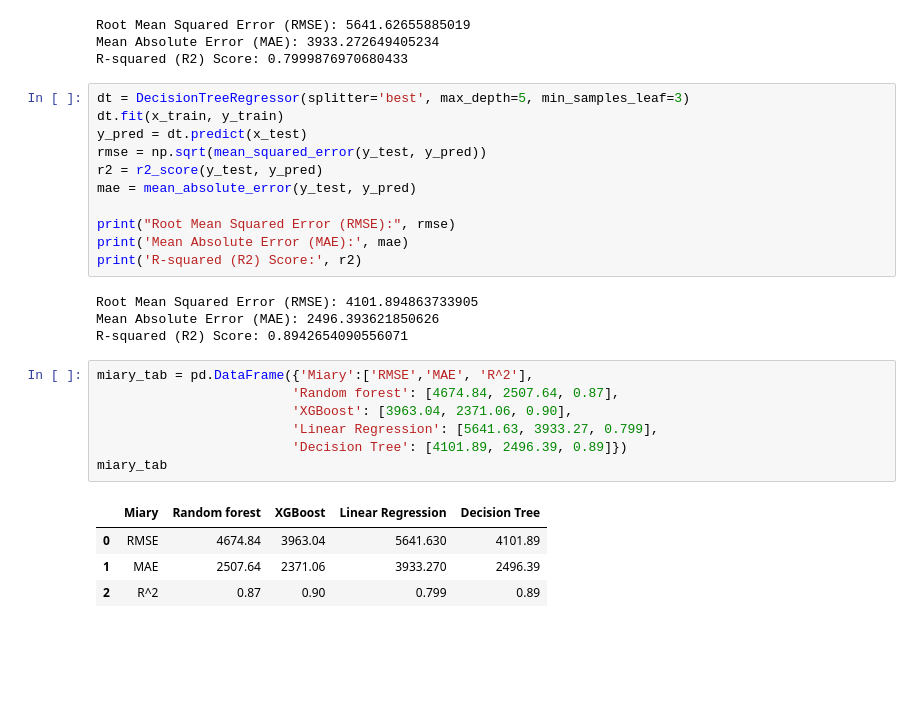
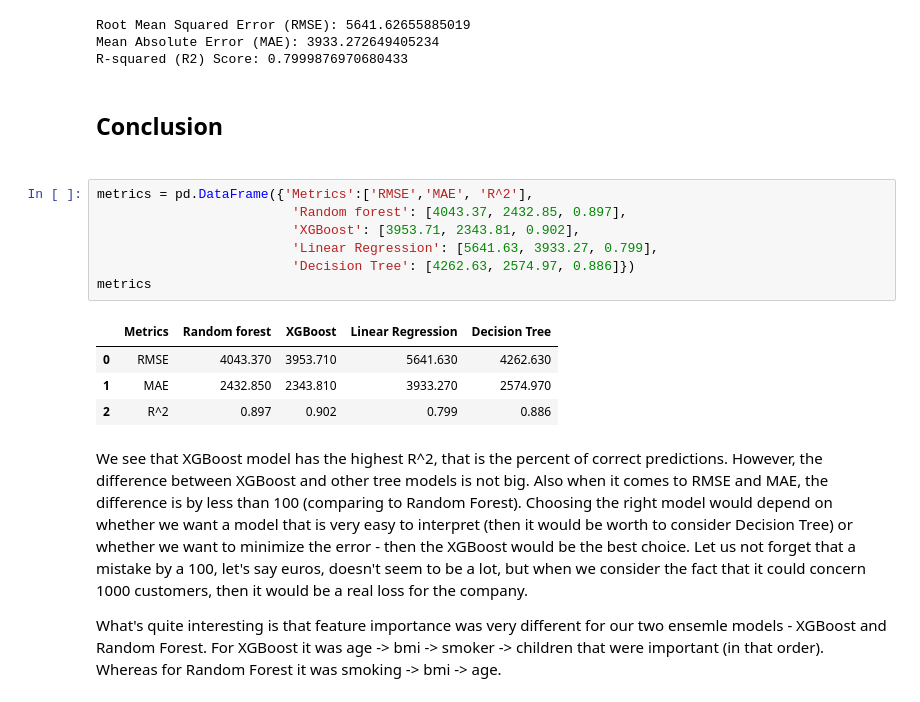
Before and after one commit to Barbara-wierzba-sowinska/iSA-DS-Bootcamp, a Jupyter notebook: analysis_and_modelling.ipynb, the cells around one changed output. Cells and saved outputs as stored; diff of their text form; blank space fills up the shorter version.

```diff
--- a/analysis_and_modelling.ipynb
+++ b/analysis_and_modelling.ipynb
@@ -546,30 +544,21 @@ print('R-squared (R2) Score:', r2)
 Root Mean Squared Error (RMSE): 5641.62655885019
 Mean Absolute Error (MAE): 3933.272649405234
 R-squared (R2) Score: 0.7999876970680433
-# %%
-dt = DecisionTreeRegressor(splitter='best', max_depth=5, min_samples_leaf=3)
-dt.fit(x_train, y_train)
-y_pred = dt.predict(x_test)
-rmse = np.sqrt(mean_squared_error(y_test, y_pred))
-r2 = r2_score(y_test, y_pred)
-mae = mean_absolute_error(y_test, y_pred)
-
-print("Root Mean Squared Error (RMSE):", rmse)
-print('Mean Absolute Error (MAE):', mae)
-print('R-squared (R2) Score:', r2)
-# %% [output]
-Root Mean Squared Error (RMSE): 4101.894863733905
-Mean Absolute Error (MAE): 2496.393621850626
-R-squared (R2) Score: 0.8942654090556071
+# %% [markdown]
+<h2>Conclusion<h2/>
 # %%
-miary_tab = pd.DataFrame({'Miary':['RMSE','MAE', 'R^2'],
-                         'Random forest': [4674.84, 2507.64, 0.87],
-                         'XGBoost': [3963.04, 2371.06, 0.90],
+metrics = pd.DataFrame({'Metrics':['RMSE','MAE', 'R^2'],
+                         'Random forest': [4043.37, 2432.85, 0.897],
+                         'XGBoost': [3953.71, 2343.81, 0.902],
                          'Linear Regression': [5641.63, 3933.27, 0.799],
-                         'Decision Tree': [4101.89, 2496.39, 0.89]})
-miary_tab
+                         'Decision Tree': [4262.63, 2574.97, 0.886]})
+metrics
 # %% [output]
-|  | Miary | Random forest | XGBoost | Linear Regression | Decision Tree |
-| 0 | RMSE | 4674.84 | 3963.04 | 5641.630 | 4101.89 |
-| 1 | MAE | 2507.64 | 2371.06 | 3933.270 | 2496.39 |
-| 2 | R^2 | 0.87 | 0.90 | 0.799 | 0.89 |
+|  | Metrics | Random forest | XGBoost | Linear Regression | Decision Tree |
+| 0 | RMSE | 4043.370 | 3953.710 | 5641.630 | 4262.630 |
+| 1 | MAE | 2432.850 | 2343.810 | 3933.270 | 2574.970 |
+| 2 | R^2 | 0.897 | 0.902 | 0.799 | 0.886 |
+# %% [markdown]
+We see that XGBoost model has the highest R^2, that is the percent of correct predictions. However, the difference between XGBoost and other tree models is not big. Also when it comes to RMSE and MAE, the difference is by less than 100 (comparing to Random Forest). Choosing the right model would depend on whether we want a model that is very easy to interpret (then it would be worth to consider Decision Tree) or whether we want to minimize the error - then the XGBoost would be the best choice. Let us not forget that a mistake by a 100, let's say euros, doesn't seem to be a lot, but when we consider the fact that it could concern 1000 customers, then it would be a real loss for the company.
+
+What's quite interesting is that feature importance was very different for our two ensemle models - XGBoost and Random Forest. For XGBoost it was age -> bmi -> smoker -> children that were important (in that order). Whereas for Random Forest it was smoking -> bmi -> age.
```
Also changed, not shown: parts of 61 cells of this notebook.
